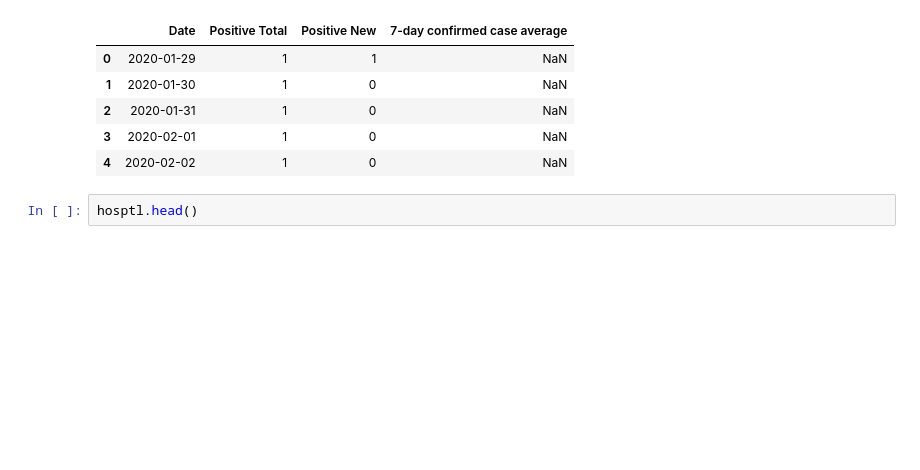
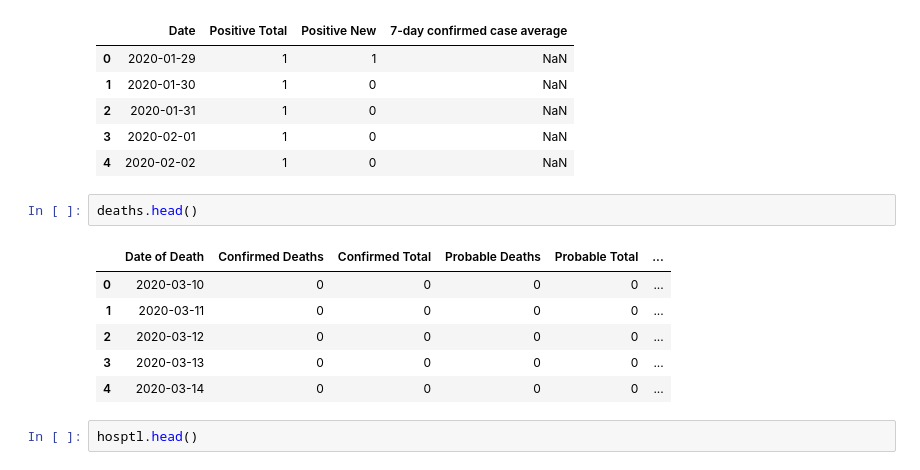
Before and after one commit to samar14641/covid-visualisations, a Jupyter notebook: pyWork.ipynb, the cells around one changed output. Saved outputs shown, nothing was run; the diff lists cells and outputs as text; blank space fills up the shorter version.

```diff
--- a/pyWork.ipynb
+++ b/pyWork.ipynb
@@ -21,6 +21,15 @@ cases.head()
 | 2 | 2020-01-31 | 1 | 0 | NaN |
 | 3 | 2020-02-01 | 1 | 0 | NaN |
 | 4 | 2020-02-02 | 1 | 0 | NaN |
+# %%
+deaths.head()
+# %% [output]
+|  | Date of Death | Confirmed Deaths | Confirmed Total | Probable Deaths | Probable Total | ... |
+| 0 | 2020-03-10 | 0 | 0 | 0 | 0 | ... |
+| 1 | 2020-03-11 | 0 | 0 | 0 | 0 | ... |
+| 2 | 2020-03-12 | 0 | 0 | 0 | 0 | ... |
+| 3 | 2020-03-13 | 0 | 0 | 0 | 0 | ... |
+| 4 | 2020-03-14 | 0 | 0 | 0 | 0 | ... |
 # %%
 hosptl.head()
 # %% [output]
```
Also changed, not shown: parts of 10 cells of this notebook.
